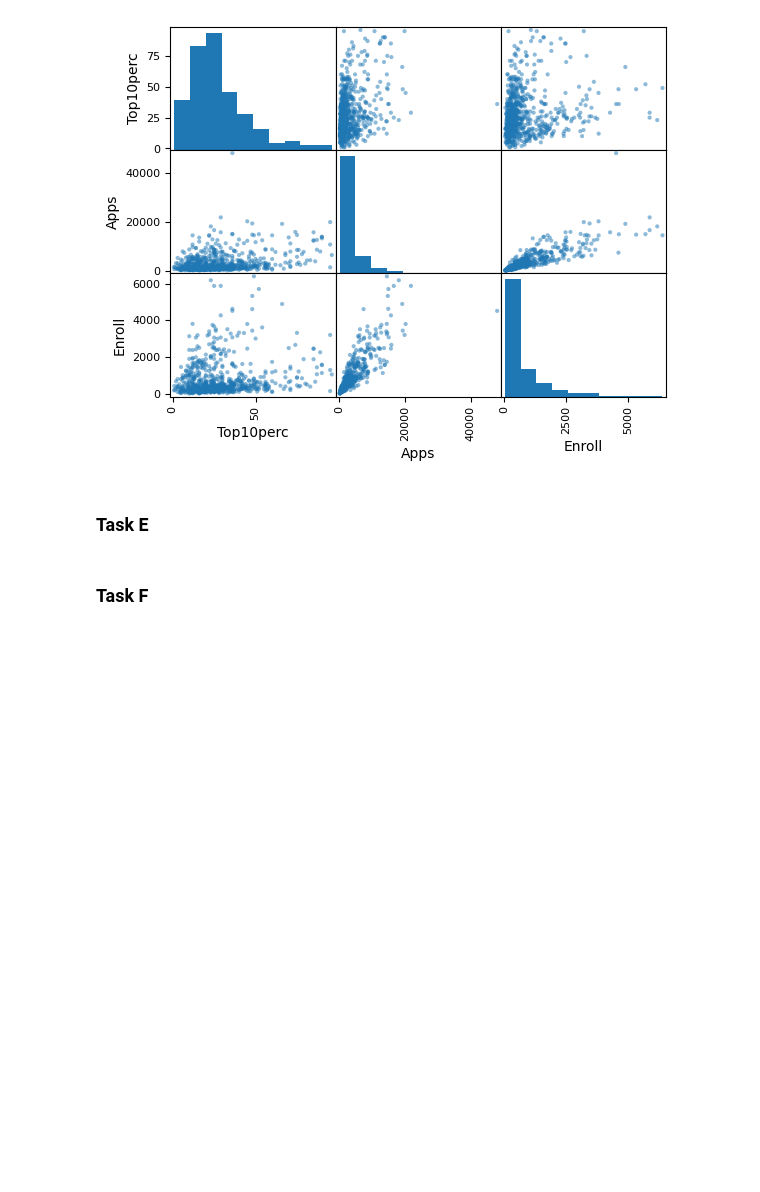
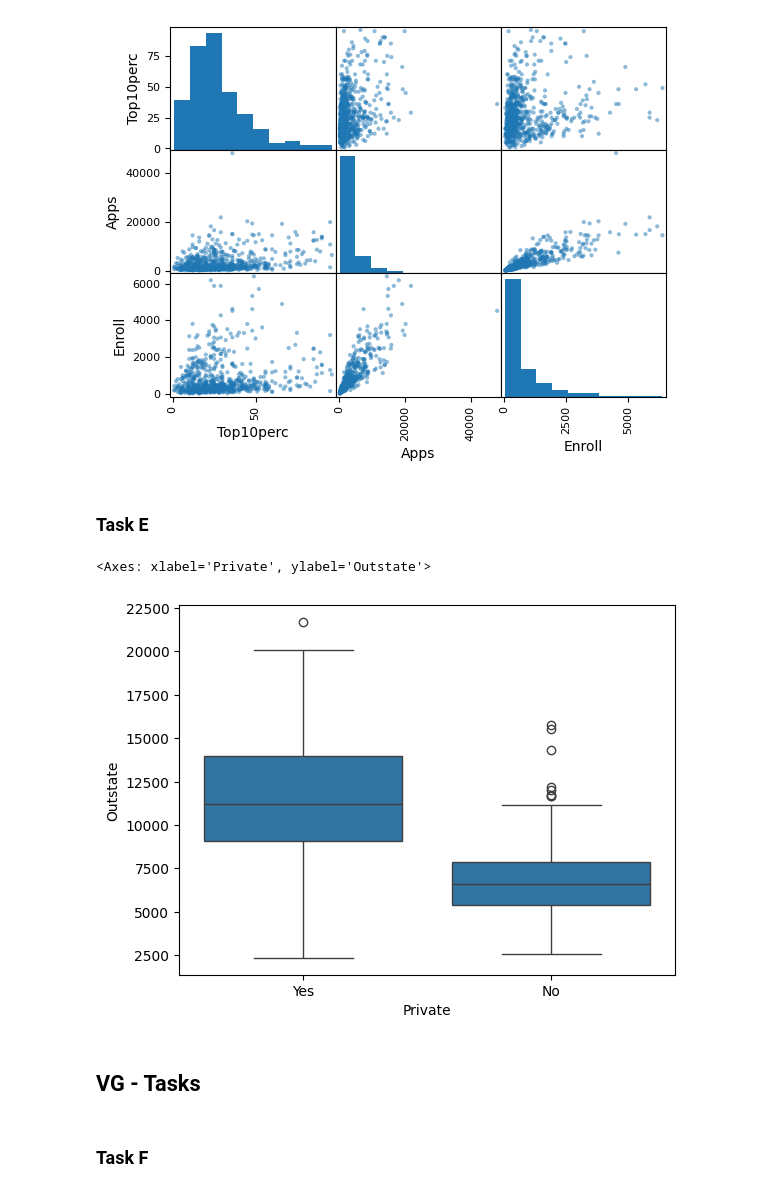
Before and after one commit to arvidlohn/Databehandling-ARVID-LOHN, a Jupyter notebook: Labs/main.ipynb, the cells around one changed output. Saved outputs shown, nothing was run; the diff lists cells and outputs as text; code cells hidden in the pictures; blank space fills up the shorter version.

Commit message:
Completed task A to F.

```diff
--- a/Labs/main.ipynb
+++ b/Labs/main.ipynb
@@ -93,5 +95,12 @@ array([[<Axes: xlabel='Top10perc', ylabel='Top10perc'>,
 [figure]
 # %% [markdown]
 ### Task E
+# %%
+sns.boxplot(data=college, x="Private", y="Outstate")
+# %% [output]
+<Axes: xlabel='Private', ylabel='Outstate'>
+[figure, added]
+# %% [markdown]
+## VG - Tasks
 # %% [markdown]
 ### Task F
```
Also changed, not shown: parts of 3 cells of this notebook.
